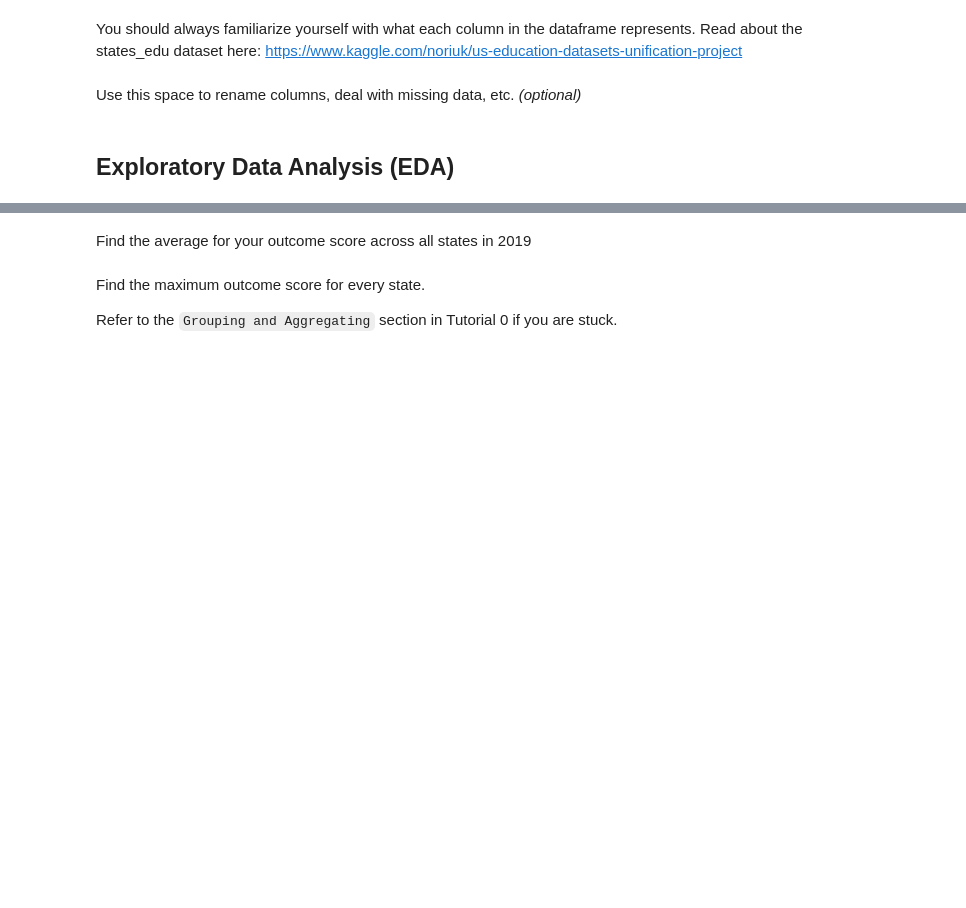
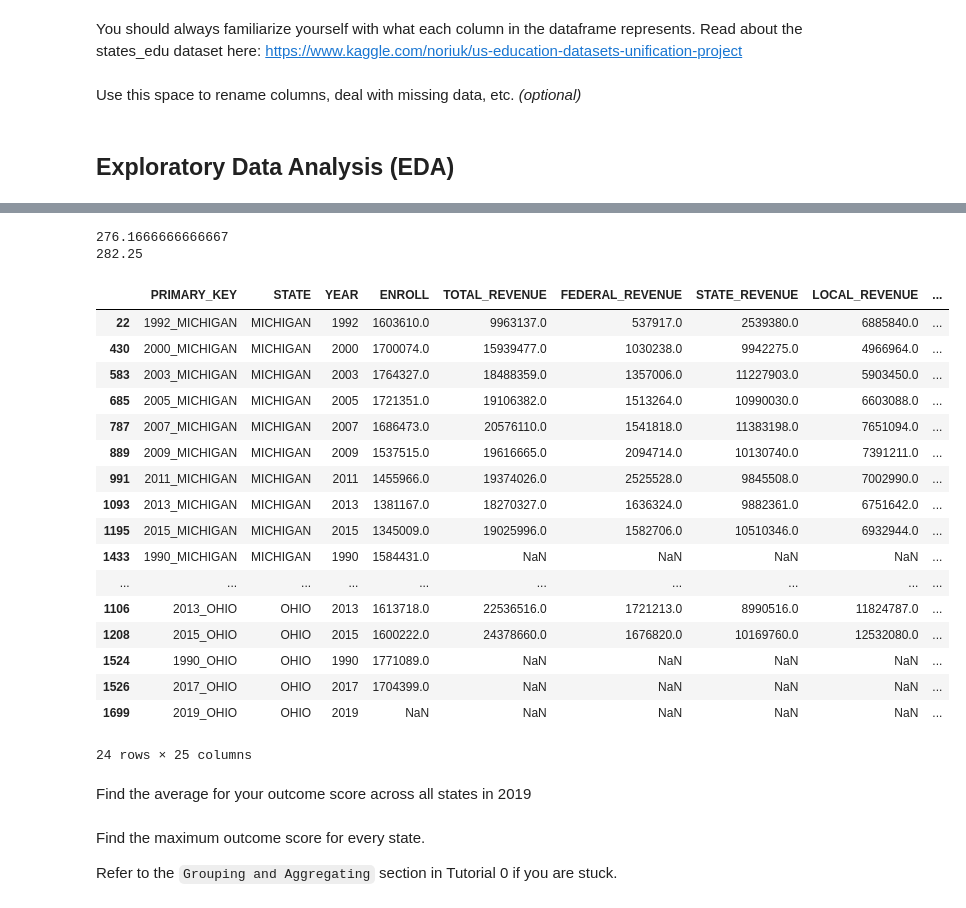
Before and after one commit to yunyangMA/checkpoint-0-and-1-yunyang, a Jupyter notebook: Dict/“checkpoint1_ipynb”yunyang.ipynb, the cells around one changed output, grey strips where cells are left out. Drawn from its saved outputs; the diff is of its cells as text; code cells hidden in the pictures; blank space fills up the shorter version.

```diff
--- a/Dict/“checkpoint1_ipynb”yunyang.ipynb
+++ b/Dict/“checkpoint1_ipynb”yunyang.ipynb
@@ -51,3 +85,31 @@ Let's compare Michigan to Ohio. Which state has the higher average outcome score
+# %%
+df1=df_states_edu.loc[(df_states_edu["STATE"] == 'MICHIGAN')]
+mean_michigan=df1['AVG_MATH_8_SCORE'].mean()
+print(mean_michigan)
+df2=df_states_edu.loc[(df_states_edu["STATE"] == 'OHIO')]
+mean_ohio=df2['AVG_MATH_8_SCORE'].mean()
+print(mean_ohio)
+# %% [output]
+276.1666666666667
+282.25
+|  | PRIMARY_KEY | STATE | YEAR | ENROLL | TOTAL_REVENUE | FEDERAL_REVENUE | STATE_REVENUE | LOCAL_REVENUE | ... |
+| 22 | 1992_MICHIGAN | MICHIGAN | 1992 | 1603610.0 | 9963137.0 | 537917.0 | 2539380.0 | 6885840.0 | ... |
+| 430 | 2000_MICHIGAN | MICHIGAN | 2000 | 1700074.0 | 15939477.0 | 1030238.0 | 9942275.0 | 4966964.0 | ... |
+| 583 | 2003_MICHIGAN | MICHIGAN | 2003 | 1764327.0 | 18488359.0 | 1357006.0 | 11227903.0 | 5903450.0 | ... |
+| 685 | 2005_MICHIGAN | MICHIGAN | 2005 | 1721351.0 | 19106382.0 | 1513264.0 | 10990030.0 | 6603088.0 | ... |
+| 787 | 2007_MICHIGAN | MICHIGAN | 2007 | 1686473.0 | 20576110.0 | 1541818.0 | 11383198.0 | 7651094.0 | ... |
+| 889 | 2009_MICHIGAN | MICHIGAN | 2009 | 1537515.0 | 19616665.0 | 2094714.0 | 10130740.0 | 7391211.0 | ... |
+| 991 | 2011_MICHIGAN | MICHIGAN | 2011 | 1455966.0 | 19374026.0 | 2525528.0 | 9845508.0 | 7002990.0 | ... |
+| 1093 | 2013_MICHIGAN | MICHIGAN | 2013 | 1381167.0 | 18270327.0 | 1636324.0 | 9882361.0 | 6751642.0 | ... |
+| 1195 | 2015_MICHIGAN | MICHIGAN | 2015 | 1345009.0 | 19025996.0 | 1582706.0 | 10510346.0 | 6932944.0 | ... |
+| 1433 | 1990_MICHIGAN | MICHIGAN | 1990 | 1584431.0 | NaN | NaN | NaN | NaN | ... |
+| ... | ... | ... | ... | ... | ... | ... | ... | ... | ... |
+| 1106 | 2013_OHIO | OHIO | 2013 | 1613718.0 | 22536516.0 | 1721213.0 | 8990516.0 | 11824787.0 | ... |
+| 1208 | 2015_OHIO | OHIO | 2015 | 1600222.0 | 24378660.0 | 1676820.0 | 10169760.0 | 12532080.0 | ... |
+| 1524 | 1990_OHIO | OHIO | 1990 | 1771089.0 | NaN | NaN | NaN | NaN | ... |
+| 1526 | 2017_OHIO | OHIO | 2017 | 1704399.0 | NaN | NaN | NaN | NaN | ... |
+| 1699 | 2019_OHIO | OHIO | 2019 | NaN | NaN | NaN | NaN | NaN | ... |
+24 rows × 25 columns
 # %% [markdown]
 Find the average for your outcome score across all states in 2019
 # %% [markdown]
```
Also changed, not shown: parts of 9 cells of this notebook.
